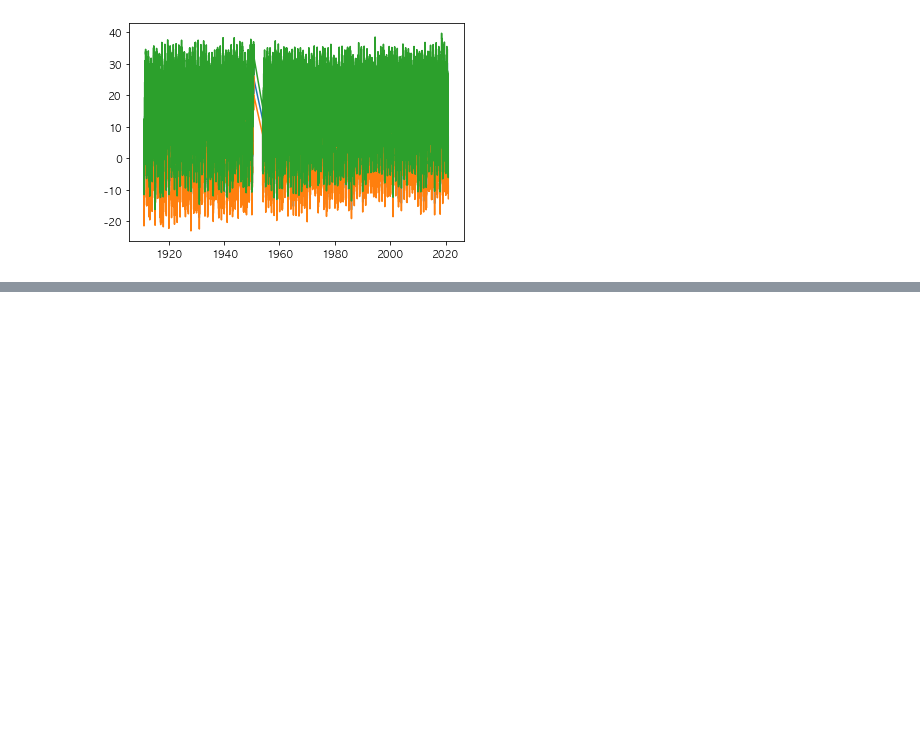
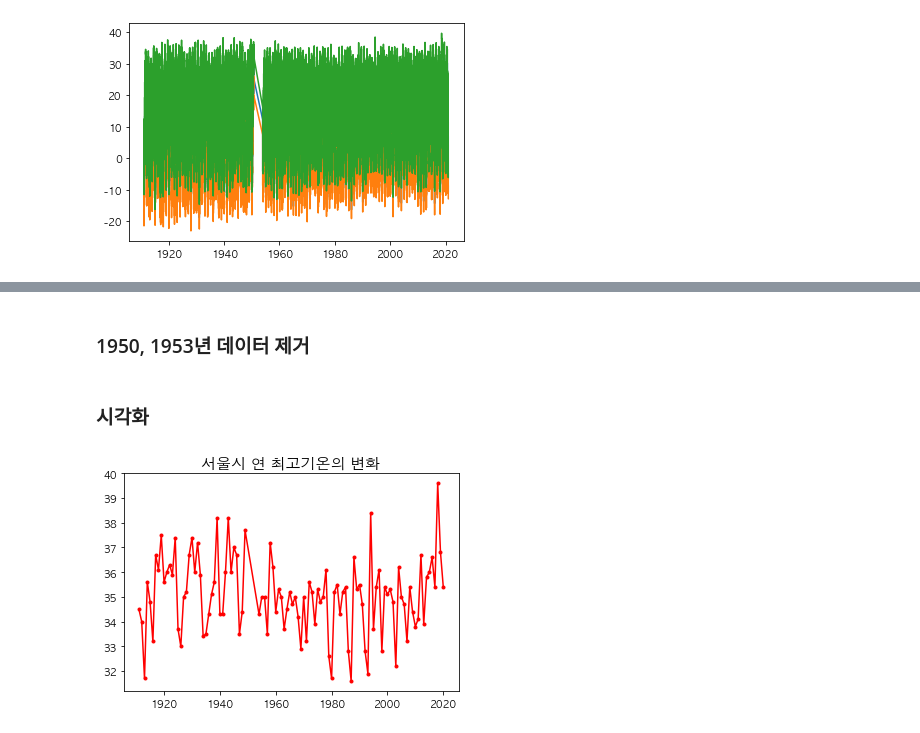
Before and after one commit to limetree-indigo/python-visualization, a Jupyter notebook: 08 서울시 연간 기온변화 시각화/08 서울시 연간 기온변화 분석 및 시각화.ipynb, the cells around one changed output, grey strips where cells are left out. Saved outputs shown, nothing was run; the diff lists cells and outputs as text; code cells hidden in the pictures; blank space fills up the shorter version.

```diff
--- a/08 서울시 연간 기온변화 시각화/08 서울시 연간 기온변화 분석 및 시각화.ipynb
+++ b/08 서울시 연간 기온변화 시각화/08 서울시 연간 기온변화 분석 및 시각화.ipynb
@@ -310,0 +384,3 @@ Name: 일시, Length: 38988, dtype: bool
+# %%
+df_seoul_max = df_seoul.groupby(df_seoul['일시'].dt.year)['최고기온(°C)'].max()
+df_seoul_max
@@ -310,0 +401,12 @@ Name: 일시, Length: 38988, dtype: bool
+# %% [markdown]
+### 1950, 1953년 데이터 제거
+# %%
+df_seoul_max.drop(index=[1950, 1953], inplace=True)
+# %% [markdown]
+### 시각화
+# %%
+plt.plot(df_seoul_max, 'r.-')
+plt.title('서울시 연 최고기온의 변화', size=15)
+plt.show()
+# %% [output]
+[figure, added]
```
Also changed, not shown: parts of 15 cells of this notebook.
